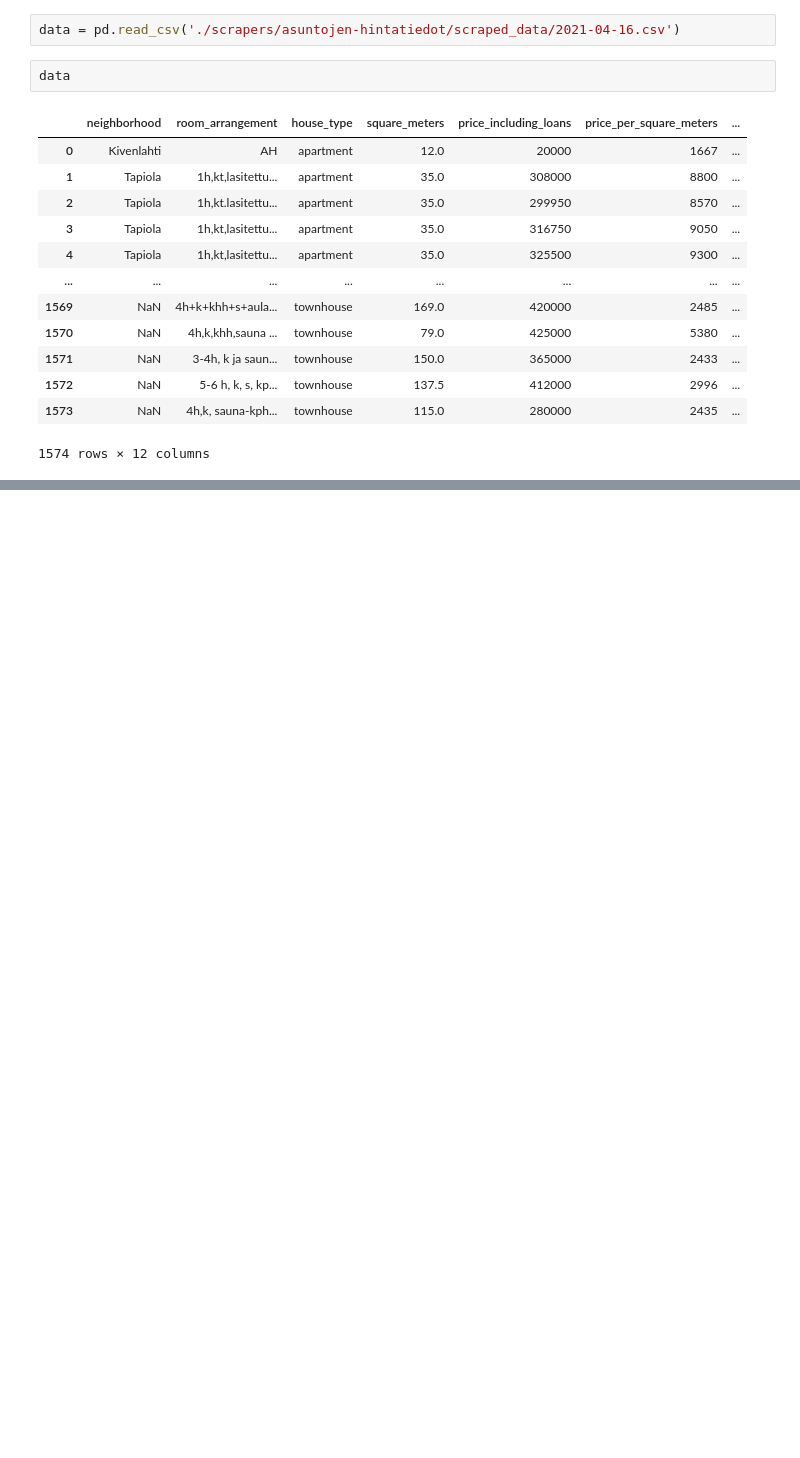
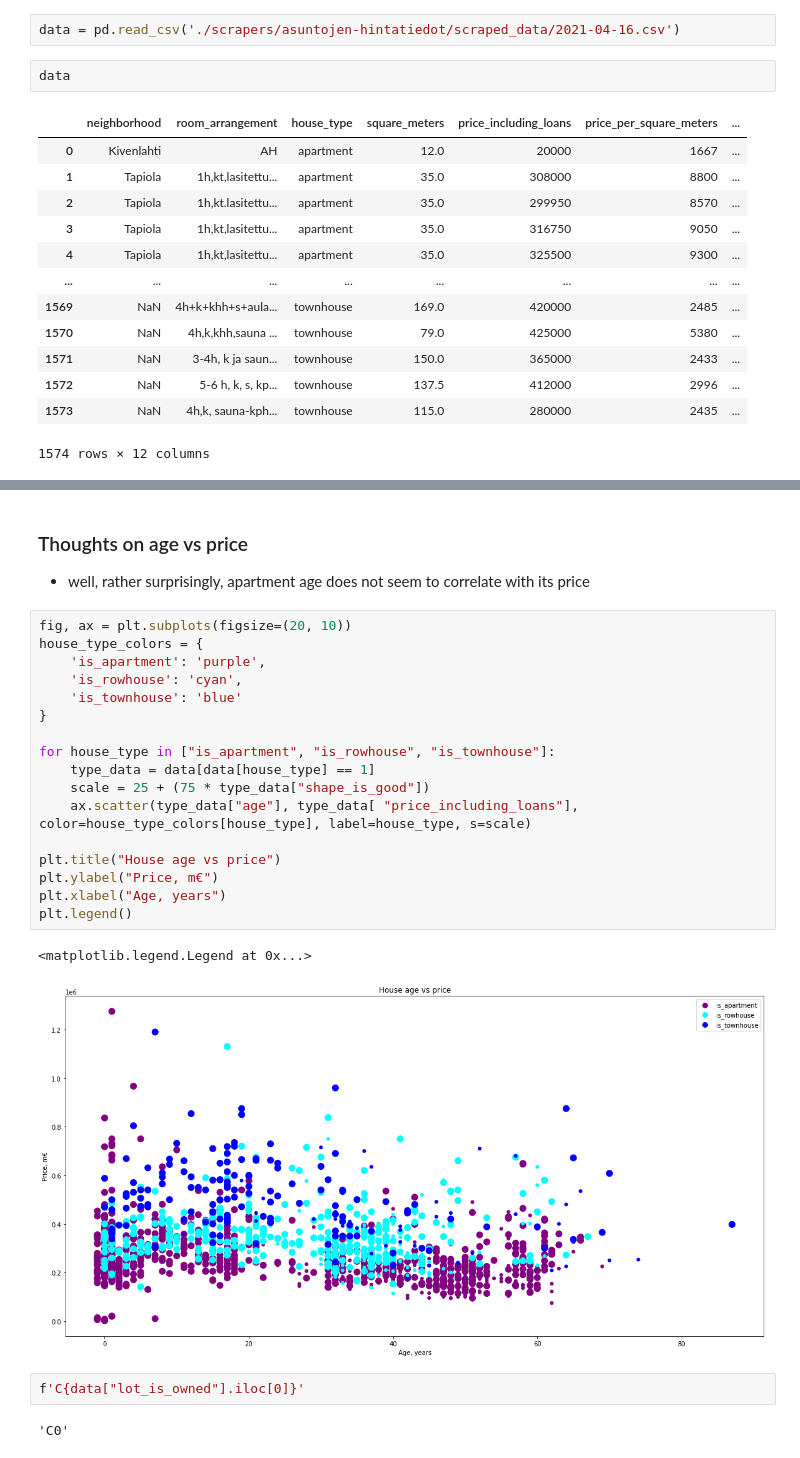
Before and after one commit to jelmnainen/arvottaja, a Jupyter notebook: explorations/data-exploration.ipynb, the cells around one changed output, grey strips where cells are left out. Cells and saved outputs as stored; diff of their text form; blank space fills up the shorter version.

```diff
--- a/explorations/data-exploration.ipynb
+++ b/explorations/data-exploration.ipynb
@@ -43,0 +144,27 @@ data["number_of_rooms"] = data.apply(get_number_of_rooms, axis=1)
+# %% [markdown]
+### Thoughts on age vs price
+- well, rather surprisingly, apartment age does not seem to correlate with its price
+# %%
+fig, ax = plt.subplots(figsize=(20, 10))
+house_type_colors = {
+    'is_apartment': 'purple',
+    'is_rowhouse': 'cyan',
+    'is_townhouse': 'blue'
+}
+
+for house_type in ["is_apartment", "is_rowhouse", "is_townhouse"]:
+    type_data = data[data[house_type] == 1]
+    scale = 25 + (75 * type_data["shape_is_good"])
+    ax.scatter(type_data["age"], type_data[ "price_including_loans"], color=house_type_colors[house_type], label=house_type, s=scale)
+
+plt.title("House age vs price")
+plt.ylabel("Price, m€")
+plt.xlabel("Age, years")
+plt.legend()
+# %% [output]
+<matplotlib.legend.Legend at 0x...>
+[figure, added]
+# %%
+f'C{data["lot_is_owned"].iloc[0]}'
+# %% [output]
+'C0'
```
Also changed, not shown: parts of 28 cells of this notebook, 1 other file.
